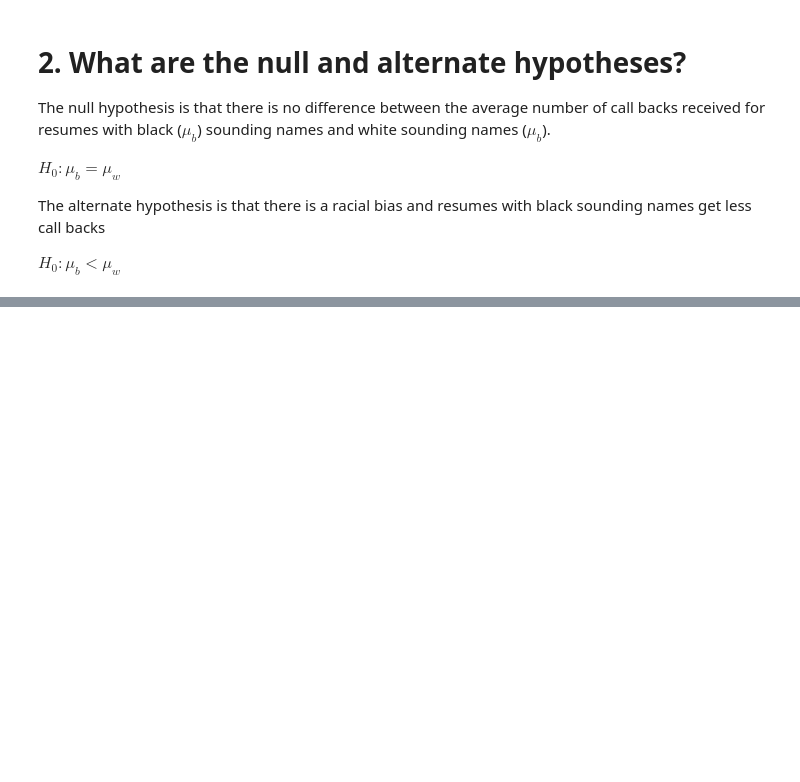
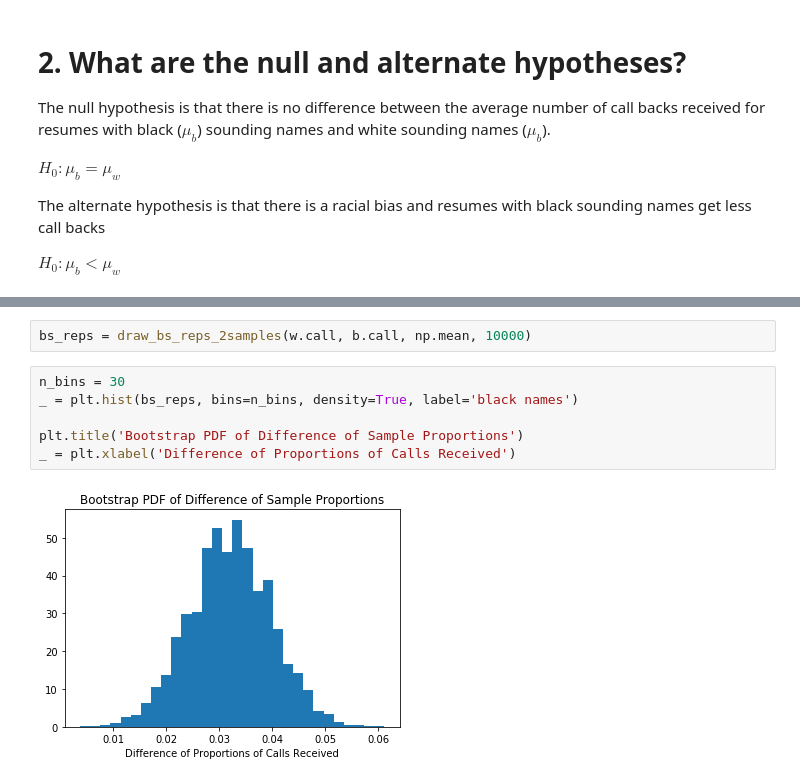
Before and after one commit to wsjk/inferential_stats_exercises, a Jupyter notebook: racial_disc/sliderule_dsi_inferential_statistics_exercise_2.ipynb, the cells around one changed output, grey strips where cells are left out. Cells and saved outputs as stored; diff of their text form; blank space fills up the shorter version.

```diff
--- a/racial_disc/sliderule_dsi_inferential_statistics_exercise_2.ipynb
+++ b/racial_disc/sliderule_dsi_inferential_statistics_exercise_2.ipynb
@@ -129,3 +170,13 @@ print(xb_bar, xw_bar, s_b, s_w, n)
+# %%
+bs_reps = draw_bs_reps_2samples(w.call, b.call, np.mean, 10000)
+# %%
+n_bins = 30
+_ = plt.hist(bs_reps, bins=n_bins, density=True, label='black names')
+
+plt.title('Bootstrap PDF of Difference of Sample Proportions')
+_ = plt.xlabel('Difference of Proportions of Calls Received')
+# %% [output]
+[figure, added]
 # %%
 import pylab
 import scipy.stats as stats
```
Also changed, not shown: parts of 15 cells of this notebook, 1 other file.
